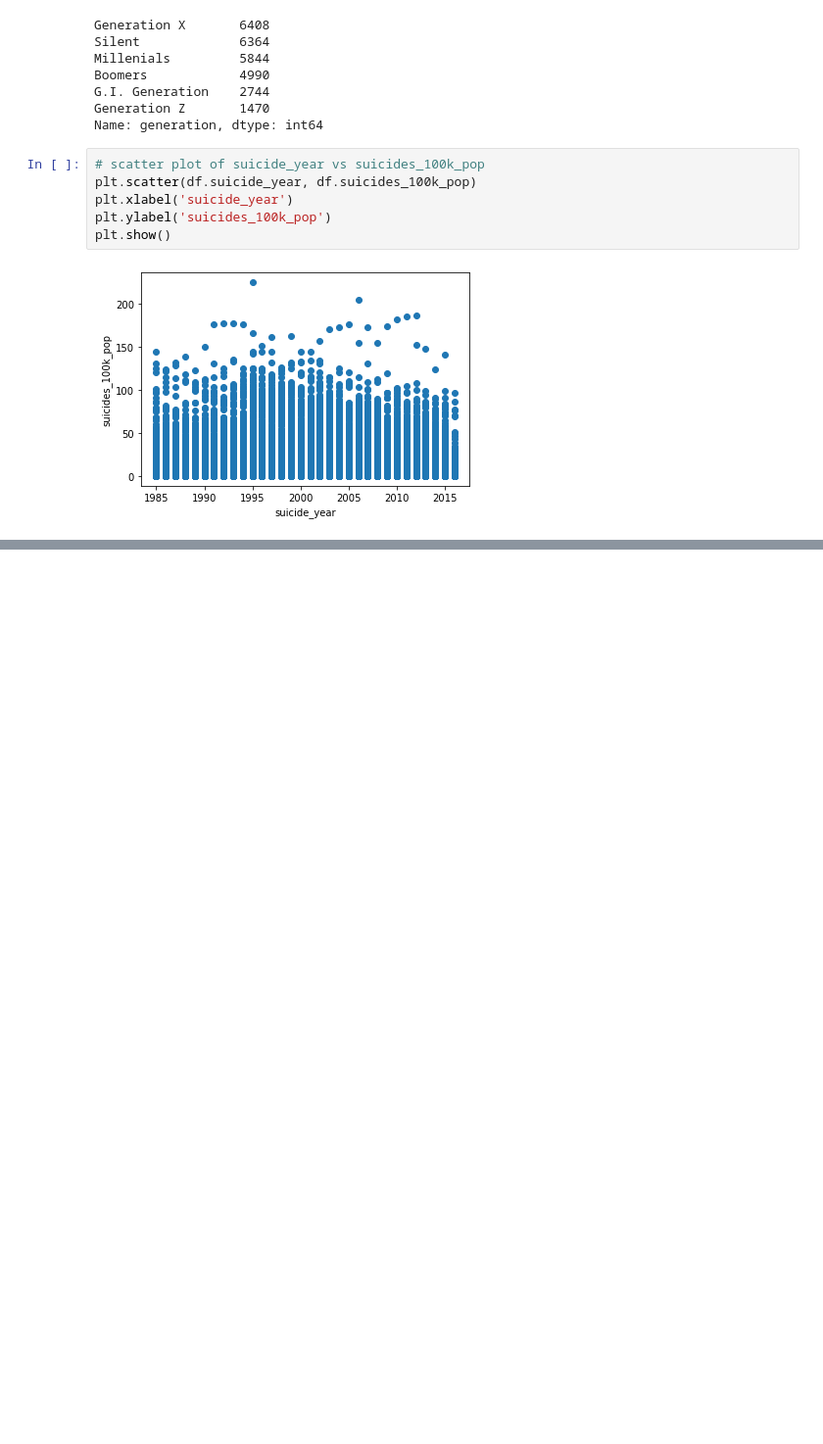
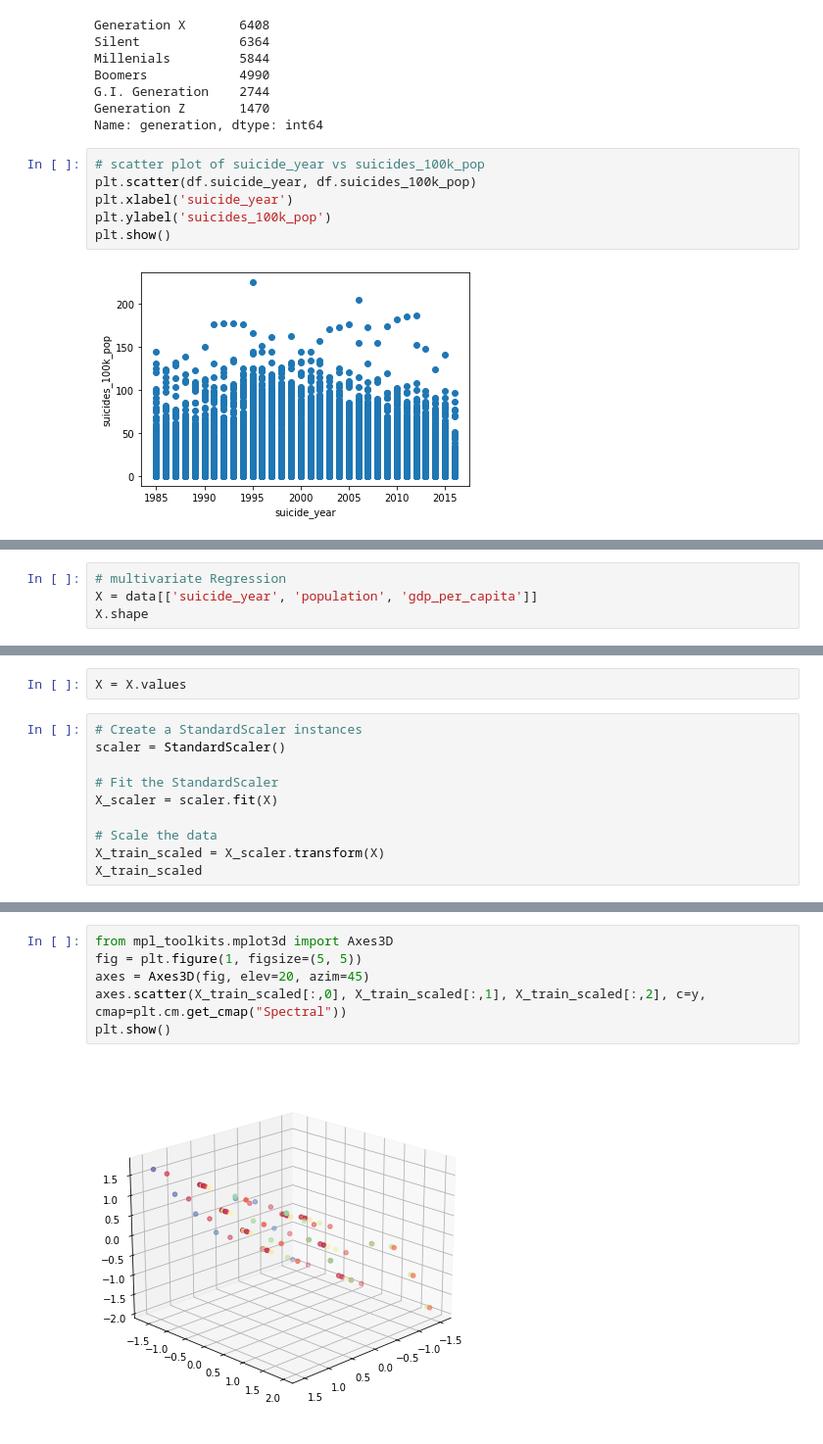
Before and after one commit to NensiH/Social_media_impact, a Jupyter notebook: Jupyter_Notebook/Exploratory.ipynb, the cells around one changed output, grey strips where cells are left out. Shown at 98% size. Cells and saved outputs as stored; diff of their text form; blank space fills up the shorter version.

```diff
--- a/Jupyter_Notebook/Exploratory.ipynb
+++ b/Jupyter_Notebook/Exploratory.ipynb
@@ -129,0 +154,4 @@ plt.show()
+# %%
+# multivariate Regression
+X = data[['suicide_year', 'population', 'gdp_per_capita']]
+X.shape
@@ -129,0 +160,12 @@ plt.show()
+# %%
+X = X.values
+# %%
+# Create a StandardScaler instances
+scaler = StandardScaler()
+
+# Fit the StandardScaler
+X_scaler = scaler.fit(X)
+
+# Scale the data
+X_train_scaled = X_scaler.transform(X)
+X_train_scaled
@@ -129,0 +190,8 @@ plt.show()
+# %%
+from mpl_toolkits.mplot3d import Axes3D
+fig = plt.figure(1, figsize=(5, 5))
+axes = Axes3D(fig, elev=20, azim=45)
+axes.scatter(X_train_scaled[:,0], X_train_scaled[:,1], X_train_scaled[:,2], c=y, cmap=plt.cm.get_cmap("Spectral"))
+plt.show()
+# %% [output]
+[figure, added]
```
Also changed, not shown: parts of 10 cells of this notebook.
